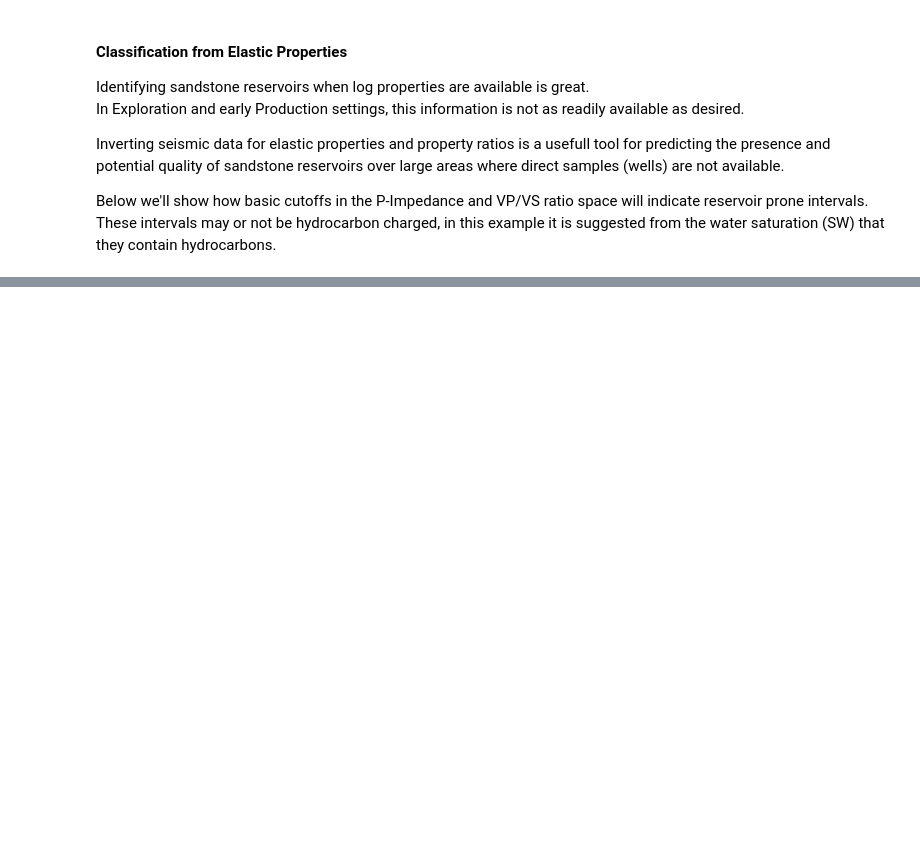
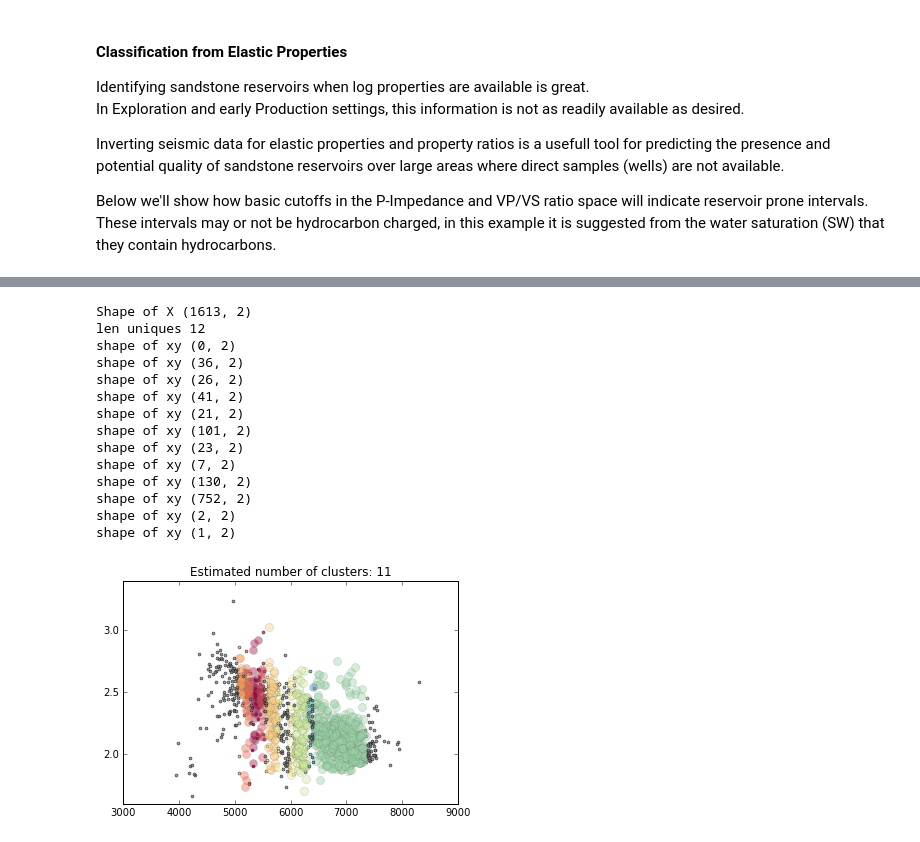
Before and after one commit to sdux/rock_predict, a Jupyter notebook: Log Work.ipynb, the cells around one changed output, grey strips where cells are left out. Drawn from its saved outputs; the diff is of its cells as text; code cells hidden in the pictures; blank space fills up the shorter version.

```diff
--- a/Log Work.ipynb
+++ b/Log Work.ipynb
@@ -350,0 +373,58 @@ plt.show()
+# %%
+from sklearn.cluster import DBSCAN
+from sklearn.cluster import KMeans
+from sklearn import metrics
+
+db = DBSCAN(eps=20,min_samples=20)
+X = np.array(logs[['ZP','VPVS']].values)
+print('Shape of X', X.shape)
+db.fit(X)
+labels = db.labels_
+unique_labels = set(labels)
+#print('Unique labels',unique_labels)
+
+
+core_samples_mask = np.zeros_like(db.labels_, dtype=bool)
+core_samples_mask[db.core_sample_indices_] = True
+
+# Number of clusters in labels, ignoring noise if present.
+n_clusters_ = len(set(labels)) - (1 if -1 in labels else 0)
+
+unique_labels = set(labels)
+#print('unique labels',unique_labels)
+print('len uniques',len(unique_labels))
+# Black removed and is used for noise instead.
+colors = plt.cm.Spectral(np.linspace(0, 1, len(unique_labels)))
+for k, col in zip(unique_labels, colors):
+    if k == -1:
+        # Grey used for noise.
+        col = 'grey'
+
+    class_member_mask = (labels == k)
+    print('shape of xy', xy.shape)
+
+    xy = X[class_member_mask & ~core_samples_mask]
+    plt.plot(xy[:,0], xy[:,1], '.', markerfacecolor=col,
+             markeredgecolor='k', markersize=6, alpha=0.8)
+    xy = X[class_member_mask & core_samples_mask]
+    plt.plot(xy[:,0], xy[:,1], 'o', markerfacecolor=col,
+             markeredgecolor='grey', markersize=8, alpha=0.4)
+
+plt.title('Estimated number of clusters: %d' % n_clusters_)
+plt.show()
+# %% [output]
+Shape of X (1613, 2)
+len uniques 12
+shape of xy (0, 2)
+shape of xy (36, 2)
+shape of xy (26, 2)
+shape of xy (41, 2)
+shape of xy (21, 2)
+shape of xy (101, 2)
+shape of xy (23, 2)
+shape of xy (7, 2)
+shape of xy (130, 2)
+shape of xy (752, 2)
+shape of xy (2, 2)
+shape of xy (1, 2)
+[figure, added]
```
Also changed, not shown: parts of 13 cells of this notebook.
